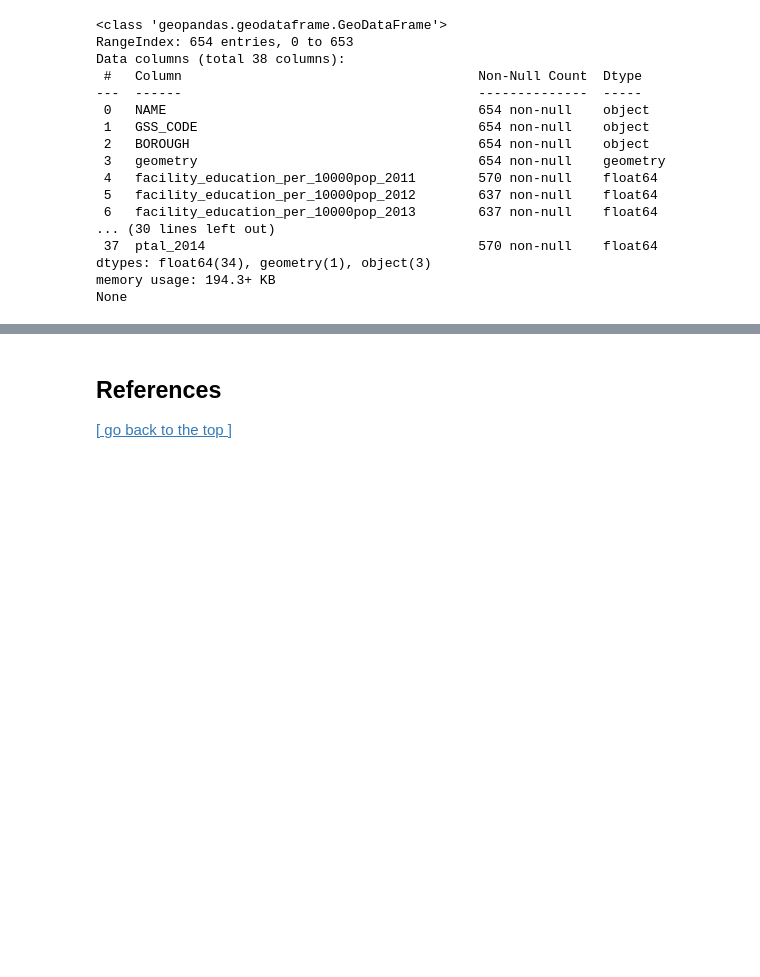
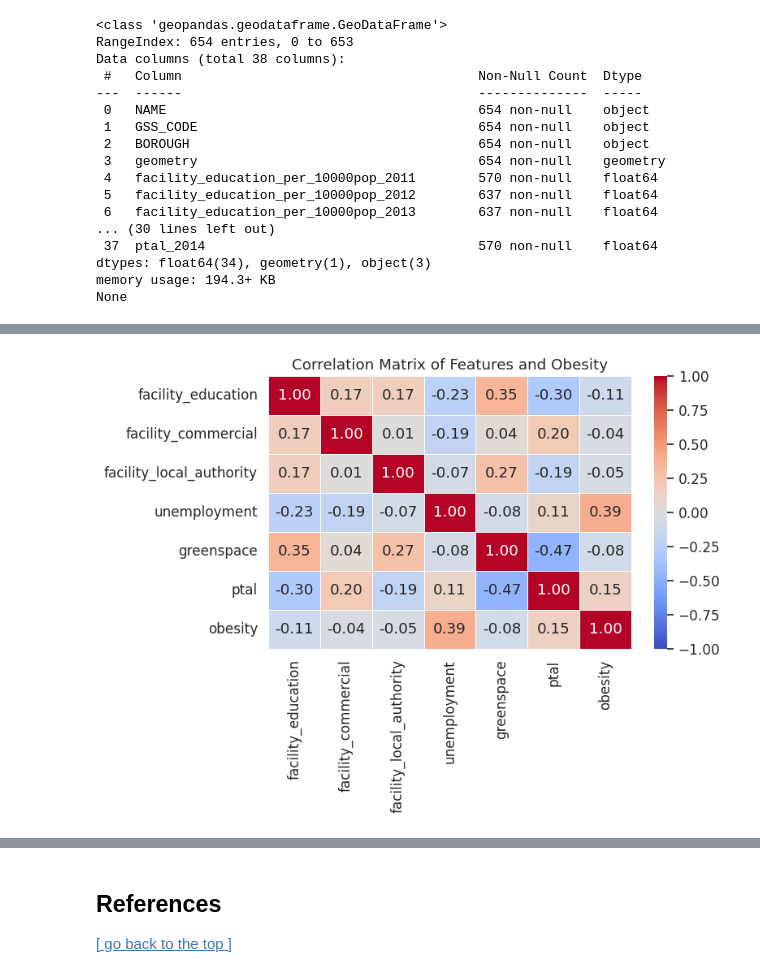
Before and after one commit to VeraLi0710/06DS-ML-Investigation, a Jupyter notebook: 24109799_submission_CASA0006.ipynb, the cells around one changed output, grey strips where cells are left out. Cells and saved outputs as stored; diff of their text form; code cells hidden in the pictures; blank space fills up the shorter version.

```diff
--- a/24109799_submission_CASA0006.ipynb
+++ b/24109799_submission_CASA0006.ipynb
@@ -376,0 +326,19 @@ print(wards_fac_pop.head())
+# %%
+# Load and process population data
+def load_population_data(pop_years):
+    pop_files = [
+        'data/London_Population_wards/mid_2011_ward_2011_quinary.csv',
+        'data/London_Population_wards/SAPE20DT8-mid-2012-ward-2017-syoa-estimates-unformatted.csv',
+        'data/London_Population_wards/SAPE20DT8-mid-2013-ward-2017-syoa-estimates-unformatted.csv',
+        'data/London_Population_wards/SAPE20DT8-mid-2014-ward-2017-syoa-estimates-unformatted.csv'
+    ]
+
+    pop_dfs = []
+    for file, year in zip(pop_files, pop_years):
+        df = pd.read_csv(file, low_memory=False)
+        col_map = {'Ward Code': 'GSS_CODE', 'All Ages': f'pop_{year}'}
+        df = df[list(col_map.keys())].rename(columns=col_map)
+        df[f'pop_{year}'] = pd.to_numeric(df[f'pop_{year}'].astype(str).str.replace(',', ''), errors='coerce')
+        pop_dfs.append(df)
+
+    return reduce(lambda left, right: pd.merge(left, right, on='GSS_CODE', how='outer'), pop_dfs)
@@ -507,0 +647,79 @@ Source: see [link](https://linkinghub.elsevier.com/retrieve/pii/S221067072200443
+# %%
+import pandas as pd
+import seaborn as sns
+import matplotlib.pyplot as plt
+from statsmodels.stats.outliers_influence import variance_inflation_factor
+
+# Define years and obesity columns per age group
+years = [2011, 2012, 2013, 2014]
+obesity_cols = {
+    'Reception': [f'obese_recp_{y-3}_{y}' for y in years],
+    'Year6': [f'obese_y6_{y-3}_{y}' for y in years],
+}
+
+# Panel variables of interest (facility and controls)
+panel_vars = [
+    'facility_education_per_10000pop_2011', 'facility_education_per_10000pop_2012',
+    'facility_education_per_10000pop_2013', 'facility_education_per_10000pop_2014',
+    'facility_commercial_per_10000pop_2011', 'facility_commercial_per_10000pop_2012',
+    'facility_commercial_per_10000pop_2013', 'facility_commercial_per_10000pop_2014',
+    'facility_local authority_per_10000pop_2011', 'facility_local authority_per_10000pop_2012',
+    'facility_local authority_per_10000pop_2013', 'facility_local authority_per_10000pop_2014',
+    'unemp_2011', 'unemp_2012', 'unemp_2013', 'unemp_2014',
+    'greenspace_pct_2011', 'greenspace_pct_2012', 'greenspace_pct_2013', 'greenspace_pct_2014',
+    'ptal_2011', 'ptal_2012', 'ptal_2013', 'ptal_2014'
+]
+
+# Prepare combined dataframe for VIF and correlation analysis
+data_all = pd.DataFrame()
+
+for group, cols in obesity_cols.items():
+    temp_df = pd.DataFrame()
+    for i, obesity_col in enumerate(cols):
+        year = years[i]
+        subset = wards_master_df[[
+            f'facility_education_per_10000pop_{year}',
+            f'facility_commercial_per_10000pop_{year}',
+            f'facility_local authority_per_10000pop_{year}',
+            f'unemp_{year}',
+            f'greenspace_pct_{year}',
+            f'ptal_{year}',
+            obesity_col
+        ]].copy()
+        # Rename columns for consistency
+        subset.columns = [
+            'facility_education', 'facility_commercial', 'facility_local_authority',
+            'unemployment', 'greenspace', 'ptal', 'obesity'
+        ]
+        subset['age_group'] = group
+        subset['year'] = year
+        temp_df = pd.concat([temp_df, subset], axis=0)
+    data_all = pd.concat([data_all, temp_df], axis=0)
+
+# Drop rows with missing values for analysis
+data_clean = data_all.dropna()
+
+# Select numeric variables for analysis
+features = ['facility_education', 'facility_commercial', 'facility_local_authority', 'unemployment', 'greenspace', 'ptal']
+
+# Calculate Variance Inflation Factor (VIF) to check multicollinearity
+X = data_clean[features].values
+vif_data = pd.DataFrame()
+vif_data['Variable'] = features
+vif_data['VIF'] = [variance_inflation_factor(X, i) for i in range(X.shape[1])]
+
+print("Variance Inflation Factors (VIF):")
+print(vif_data)
+
+# Compute correlation matrix including obesity
+corr_features = features + ['obesity']
+corr_matrix = data_clean[corr_features].corr()
+
+# Plot correlation heatmap
+sns.set_theme(style='whitegrid', font_scale=1.1)
+plt.figure(figsize=(8, 6))
+sns.heatmap(corr_matrix, annot=True, fmt='.2f', cmap='coolwarm', vmin=-1, vmax=1, linewidths=0.5)
+plt.title("Correlation Matrix of Features and Obesity")
+plt.tight_layout()
+plt.show()
+# %% [output]
@@ -507,0 +734 @@ Source: see [link](https://linkinghub.elsevier.com/retrieve/pii/S221067072200443
+[figure, added]
```
Also changed, not shown: parts of 28 cells of this notebook, 4 other files.
